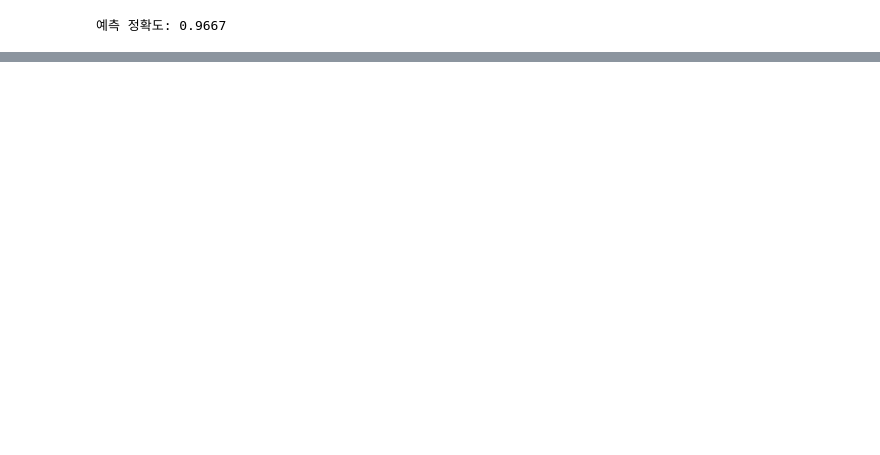
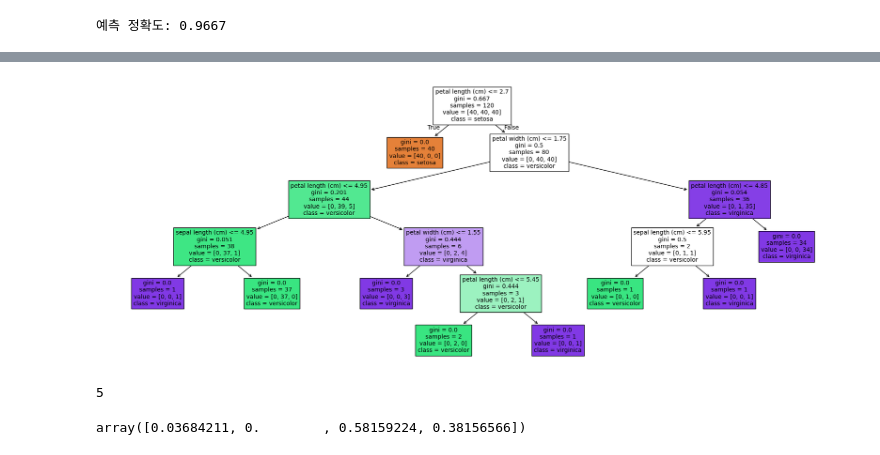
Before and after one commit to jiminxchris/pythonmlproject20260205, a Jupyter notebook: 03_붓꽃품종예측.ipynb, the cells around one changed output, grey strips where cells are left out. Drawn from its saved outputs; the diff is of its cells as text; code cells hidden in the pictures; blank space fills up the shorter version.

```diff
--- a/03_붓꽃품종예측.ipynb
+++ b/03_붓꽃품종예측.ipynb
@@ -141,0 +177,17 @@ print('예측 정확도: {0:.4f}'.format(accuracy_score(y_test,pred)))
+# %%
+from sklearn.tree import plot_tree
+
+plt.figure(figsize=(18, 7))
+plot_tree(dt_clf, feature_names= iris.feature_names, class_names= iris.target_names, filled=True)
+plt.tight_layout()
+plt.show()
+# %% [output]
+[figure, added]
+# %%
+dt_clf.get_depth()
+# %% [output]
+5
+# %%
+dt_clf.feature_importances_
+# %% [output]
+array([0.03684211, 0.        , 0.58159224, 0.38156566])
```
Also changed, not shown: parts of 7 cells of this notebook.
